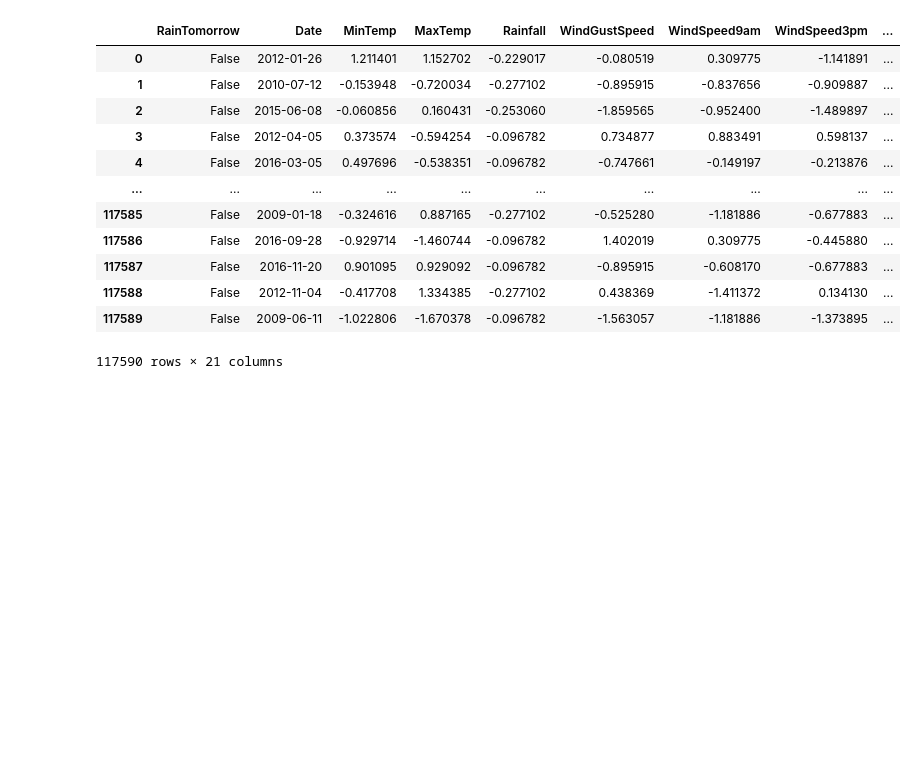
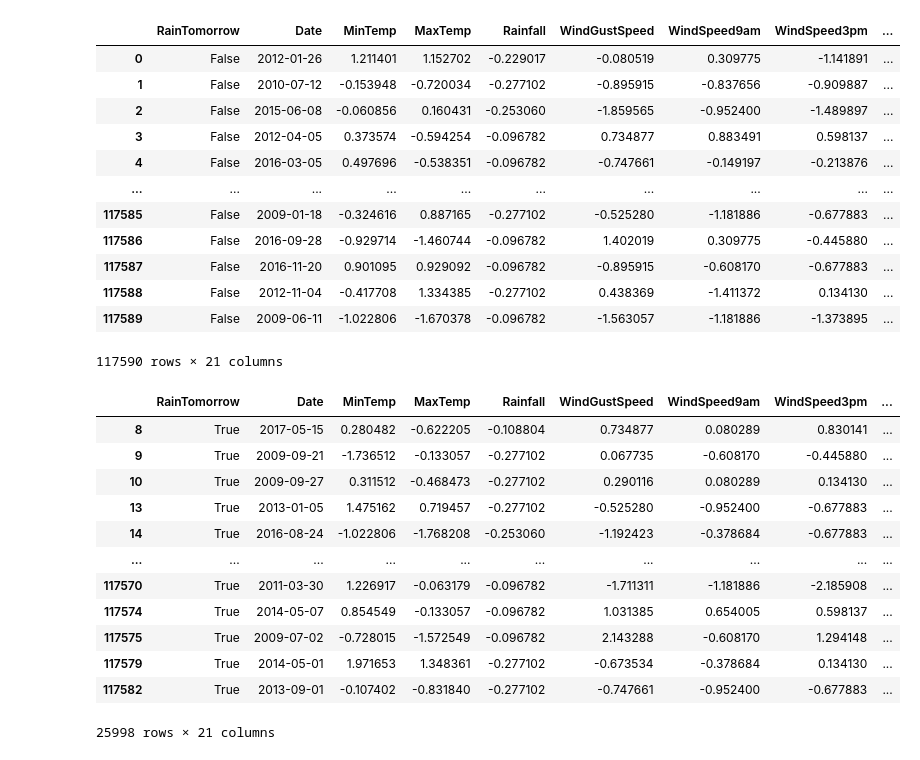
Before and after one commit to trOOnies/itba-aws-mle, a Jupyter notebook: exploracion/exp2_transformacion.ipynb, the cells around one changed output. Cells and saved outputs as stored; diff of their text form; code cells hidden in the pictures; blank space fills up the shorter version.

```diff
--- a/exploracion/exp2_transformation.ipynb
+++ b/exploracion/exp2_transformacion.ipynb
@@ -386,3 +386,19 @@ df_new
 | 117588 | False | 2012-11-04 | -0.417708 | 1.334385 | -0.277102 | 0.438369 | -1.411372 | 0.134130 | ... |
 | 117589 | False | 2009-06-11 | -1.022806 | -1.670378 | -0.096782 | -1.563057 | -1.181886 | -1.373895 | ... |
 117590 rows × 21 columns
+# %%
+df_new[df_new["RainTomorrow"]]
+# %% [output]
+|  | RainTomorrow | Date | MinTemp | MaxTemp | Rainfall | WindGustSpeed | WindSpeed9am | WindSpeed3pm | ... |
+| 8 | True | 2017-05-15 | 0.280482 | -0.622205 | -0.108804 | 0.734877 | 0.080289 | 0.830141 | ... |
+| 9 | True | 2009-09-21 | -1.736512 | -0.133057 | -0.277102 | 0.067735 | -0.608170 | -0.445880 | ... |
+| 10 | True | 2009-09-27 | 0.311512 | -0.468473 | -0.277102 | 0.290116 | 0.080289 | 0.134130 | ... |
+| 13 | True | 2013-01-05 | 1.475162 | 0.719457 | -0.277102 | -0.525280 | -0.952400 | -0.677883 | ... |
+| 14 | True | 2016-08-24 | -1.022806 | -1.768208 | -0.253060 | -1.192423 | -0.378684 | -0.677883 | ... |
+| ... | ... | ... | ... | ... | ... | ... | ... | ... | ... |
+| 117570 | True | 2011-03-30 | 1.226917 | -0.063179 | -0.096782 | -1.711311 | -1.181886 | -2.185908 | ... |
+| 117574 | True | 2014-05-07 | 0.854549 | -0.133057 | -0.096782 | 1.031385 | 0.654005 | 0.598137 | ... |
+| 117575 | True | 2009-07-02 | -0.728015 | -1.572549 | -0.096782 | 2.143288 | -0.608170 | 1.294148 | ... |
+| 117579 | True | 2014-05-01 | 1.971653 | 1.348361 | -0.277102 | -0.673534 | -0.378684 | 0.134130 | ... |
+| 117582 | True | 2013-09-01 | -0.107402 | -0.831840 | -0.277102 | -0.747661 | -0.952400 | -0.677883 | ... |
+25998 rows × 21 columns
```
Also changed, not shown: 6 other files.
